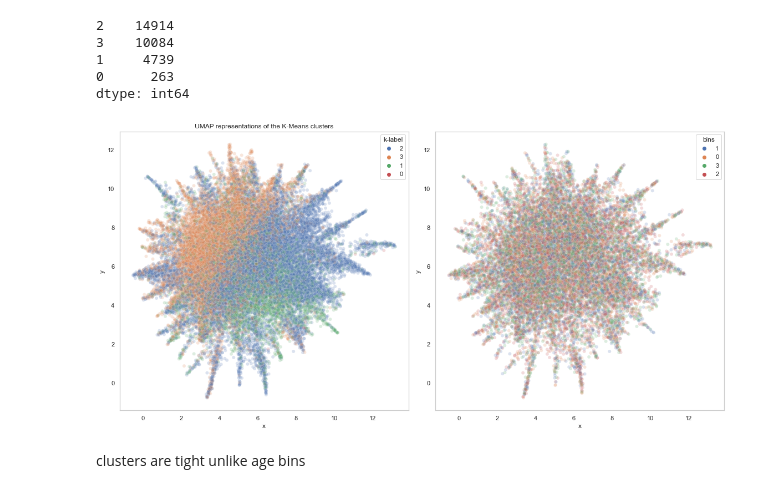
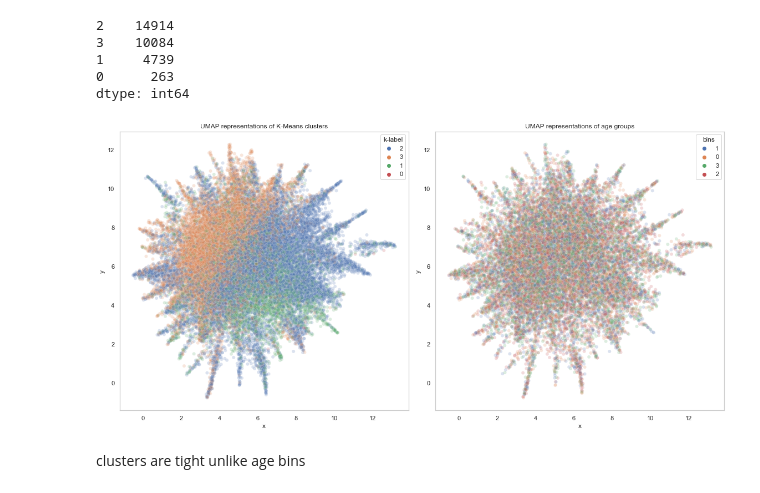
Before and after one commit to thxi/hse_embeddings, a Jupyter notebook: notebooks/EDA clusters.ipynb, the cells around one changed output. Saved outputs shown, nothing was run; the diff lists cells and outputs as text; code cells hidden in the pictures.

```diff
--- a/notebooks/EDA clusters.ipynb
+++ b/notebooks/EDA clusters.ipynb
@@ -583,24 +558,26 @@ df_to_plot_not_scaled = df_to_plot.copy()
 # %%
 fig, axs = plt.subplots(figsize=(16, 8))
 
 plt.subplot(1, 2, 1)
 
 sns.scatterplot(
     x='x', y='y', hue='k-label',
     data=df_to_plot,
     alpha=0.2)
-plt.title('UMAP representations of the K-Means clusters')
+plt.title('UMAP representations of K-Means clusters')
 
 plt.subplot(1, 2, 2)
+
+plt.title('UMAP representations of age groups')
 
 sns.scatterplot(
     x='x', y='y', hue='bins',
     data=df_to_plot_umap,
     alpha=0.2)
 
 fig.tight_layout()
 # %% [output]
-[figure, old version]
+[figure, new version]
 # %% [markdown]
 clusters are tight unlike age bins
 # %% [markdown]
```
Also changed, not shown: parts of 33 cells of this notebook, 5 other files.
